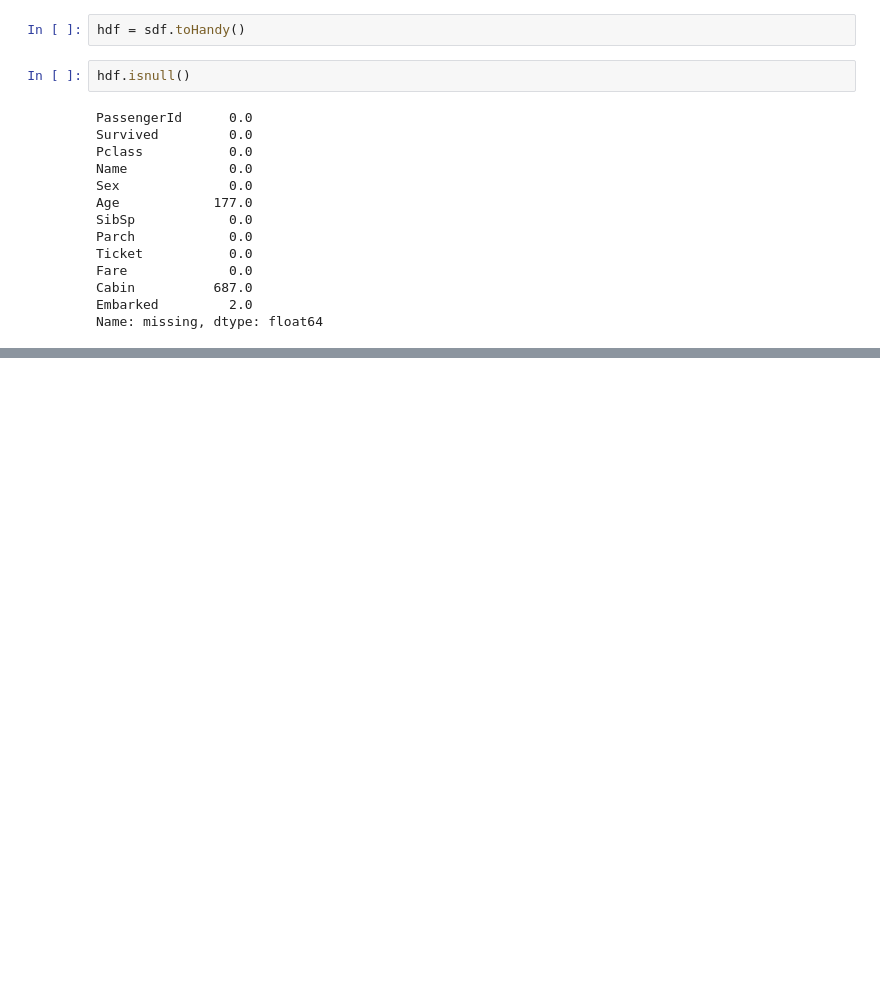
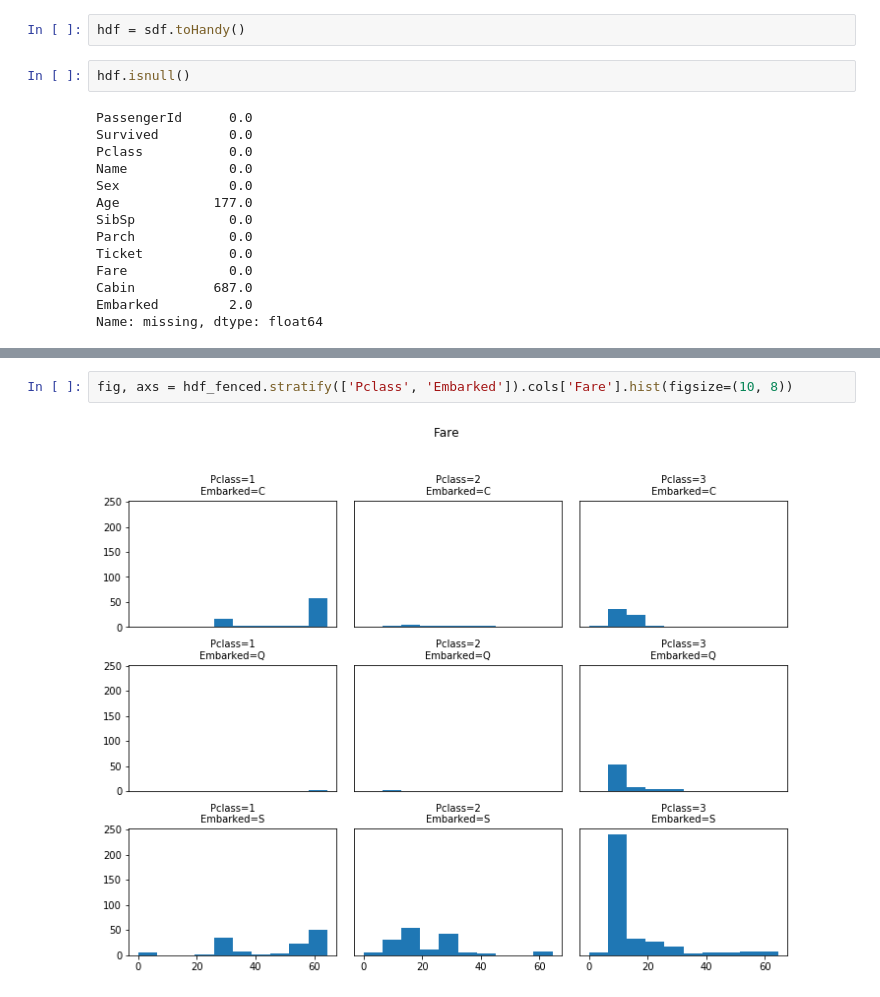
Before and after one commit to dvgodoy/handyspark, a Jupyter notebook: notebooks/Exploring Titanic.ipynb, the cells around one changed output, grey strips where cells are left out. Drawn from its saved outputs; the diff is of its cells as text; blank space fills up the shorter version.

```diff
--- a/notebooks/Exploring Titanic.ipynb
+++ b/notebooks/Exploring Titanic.ipynb
@@ -205,0 +219,4 @@ hdf2 = hdf.assign(logFare=lambda Fare: np.log(Fare + 1))
+# %%
+fig, axs = hdf_fenced.stratify(['Pclass', 'Embarked']).cols['Fare'].hist(figsize=(10, 8))
+# %% [output]
+[figure, added]
```
Also changed, not shown: parts of 45 cells of this notebook, 2 other files.
